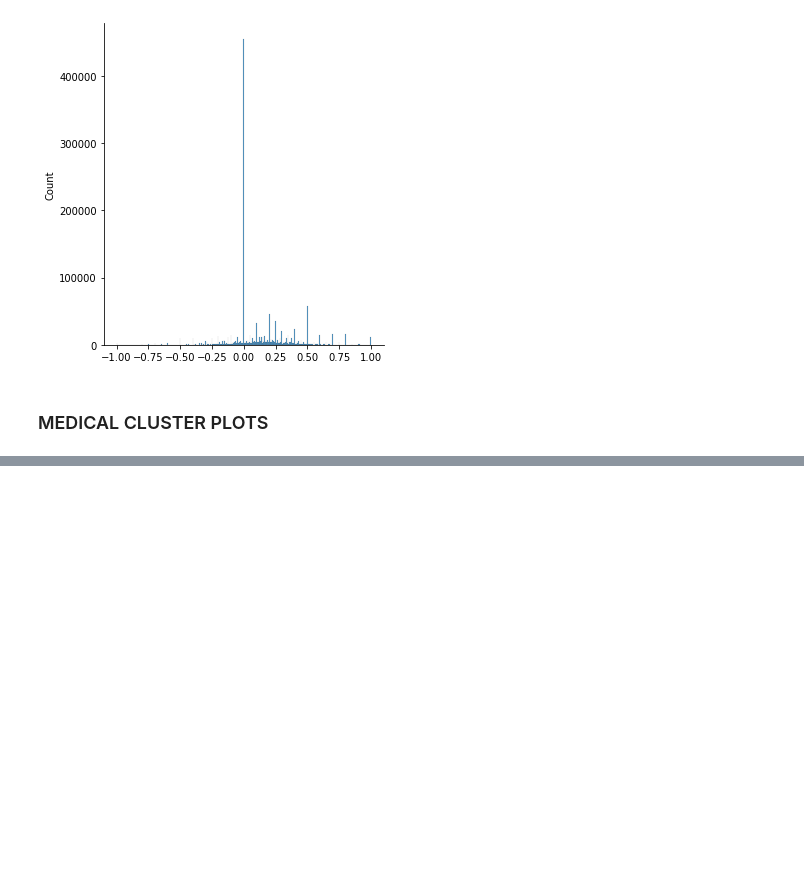
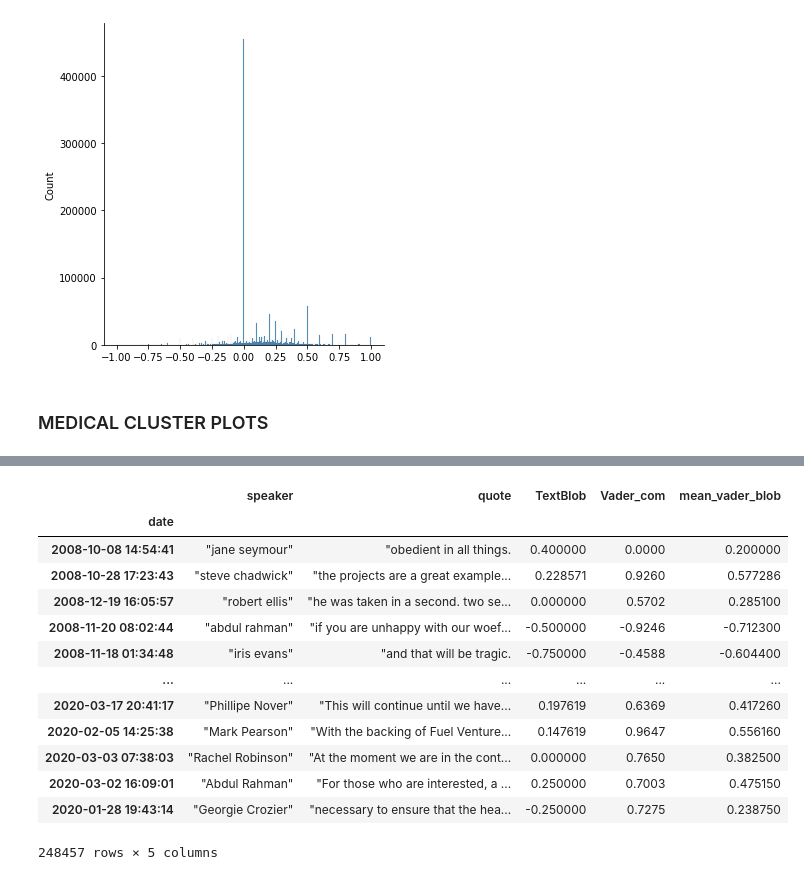
Before and after one commit to epfl-ada/ada-2021-project-abracadabra, a Jupyter notebook: Sentiment analysis.ipynb, the cells around one changed output, grey strips where cells are left out. Drawn from its saved outputs; the diff is of its cells as text; code cells hidden in the pictures; blank space fills up the shorter version.

```diff
--- a/Sentiment analysis.ipynb
+++ b/Sentiment analysis.ipynb
@@ -321,3 +357,20 @@ sentiment(medical_df)
+# %%
+medical_df
+# %% [output]
+|  | speaker | quote | TextBlob | Vader_com | mean_vader_blob |
+| date |  |  |  |  |  |
+| 2008-10-08 14:54:41 | "jane seymour" | "obedient in all things. | 0.400000 | 0.0000 | 0.200000 |
+| 2008-10-28 17:23:43 | "steve chadwick" | "the projects are a great example... | 0.228571 | 0.9260 | 0.577286 |
+| 2008-12-19 16:05:57 | "robert ellis" | "he was taken in a second. two se... | 0.000000 | 0.5702 | 0.285100 |
+| 2008-11-20 08:02:44 | "abdul rahman" | "if you are unhappy with our woef... | -0.500000 | -0.9246 | -0.712300 |
+| 2008-11-18 01:34:48 | "iris evans" | "and that will be tragic. | -0.750000 | -0.4588 | -0.604400 |
+| ... | ... | ... | ... | ... | ... |
+| 2020-03-17 20:41:17 | "Phillipe Nover" | "This will continue until we have... | 0.197619 | 0.6369 | 0.417260 |
+| 2020-02-05 14:25:38 | "Mark Pearson" | "With the backing of Fuel Venture... | 0.147619 | 0.9647 | 0.556160 |
+| 2020-03-03 07:38:03 | "Rachel Robinson" | "At the moment we are in the cont... | 0.000000 | 0.7650 | 0.382500 |
+| 2020-03-02 16:09:01 | "Abdul Rahman" | "For those who are interested, a ... | 0.250000 | 0.7003 | 0.475150 |
+| 2020-01-28 19:43:14 | "Georgie Crozier" | "necessary to ensure that the hea... | -0.250000 | 0.7275 | 0.238750 |
+248457 rows × 5 columns
 # %%
 #put date into datetime format
 medical_df['date'] = pd.to_datetime(medical_df['date'],format="\"%Y-%m-%d %H:%M:%S\"")
```
Also changed, not shown: parts of 9 cells of this notebook, 4 other files.
